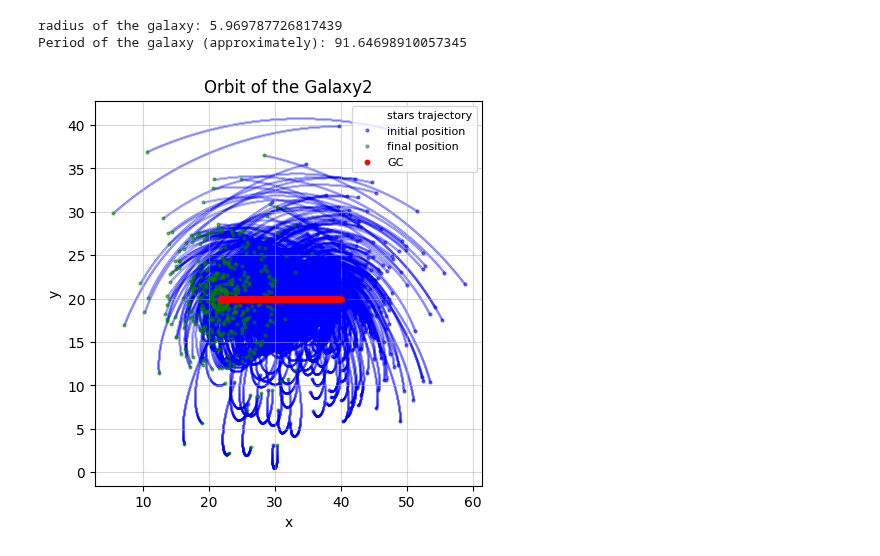
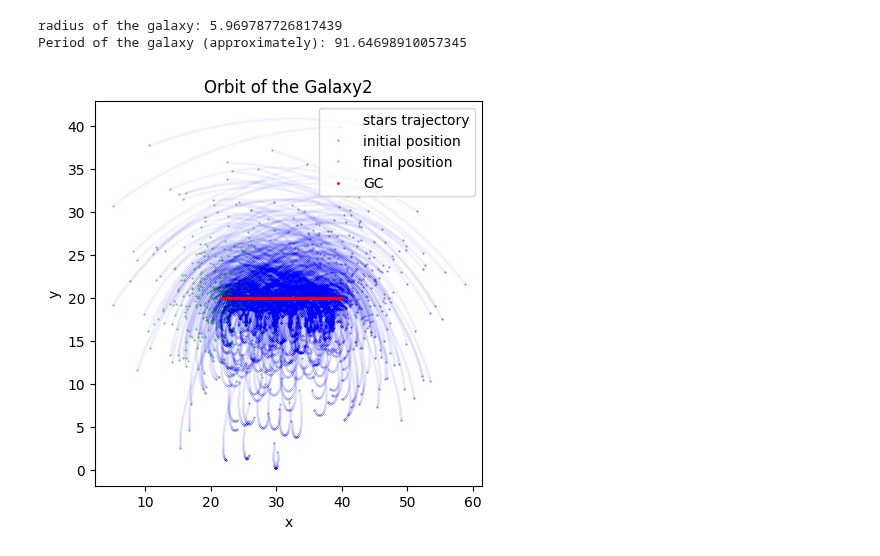
Before and after one commit to giadaaggio/compastro_23, a Jupyter notebook: GAMALOS/gamalos_marco.ipynb, the cells around one changed output. Saved outputs shown, nothing was run; the diff lists cells and outputs as text; code cells hidden in the pictures.

```diff
--- a/GAMALOS/gamalos_marco.ipynb
+++ b/GAMALOS/gamalos_marco.ipynb
@@ -355,17 +352,17 @@ Galaxy2_test = Galaxy2.copy()
 Galaxy2_orbit, Galaxy2_stars_vel, Galaxy2_Etot, Galaxy2_Ekin, Galaxy2_Epot, Galaxy2_time, Galaxy2_Rcyl, Galaxy2_Vphi, Galaxy2_z = integration_leapfrog(galaxy=Galaxy2_test, h=h,
                                                                                             tsimulation=tsimulation, t=t0, soft=plummer_scale_lenght)
 # %%
+#let us make a plot
 plt.figure(figsize=(5,5))
-plt.scatter(Galaxy2_orbit[:,1:,0], Galaxy2_orbit[:,1:,1], s=0.05, color='b', label='stars trajectory', alpha=0.1)
-plt.plot(Galaxy2_orbit[0,1:,0], Galaxy2_orbit[0,1:,1], 'o', markersize=2, c='b', label='initial position', alpha=0.5)
-plt.plot(Galaxy2_orbit[-1,1:,0], Galaxy2_orbit[-1,1:,1], 'o', markersize=2, c='g', label='final position', alpha=0.5)
-plt.scatter(Galaxy2_orbit[:,0,0], Galaxy2_orbit[:,0,1], s=10, color='r', label='GC', zorder=10)
+plt.scatter(Galaxy2_orbit[:,1:,0], Galaxy2_orbit[:,1:,1], s=0.05, color='b', label='stars trajectory', alpha=0.01)
+plt.plot(Galaxy2_orbit[0,1:,0], Galaxy2_orbit[0,1:,1], 'o', markersize=0.5, c='b', label='initial position', alpha=0.5)
+plt.plot(Galaxy2_orbit[-1,1:,0], Galaxy2_orbit[-1,1:,1], 'o', markersize=0.5, c='g', label='final position', alpha=0.5)
+plt.scatter(Galaxy2_orbit[:,0,0], Galaxy2_orbit[:,0,1], s=1, color='r', label='GC', zorder=10)
 plt.xlabel('x')
 plt.ylabel('y')
 plt.title('Orbit of the Galaxy2')
-plt.legend(loc='upper right', fontsize=8)
-plt.grid(True, alpha=0.5)
+plt.legend(loc='upper right')
 plt.show()
 # %% [output]
-[figure, old version]
+[figure, new version]
 # %%
```
Also changed, not shown: parts of 13 cells of this notebook.
